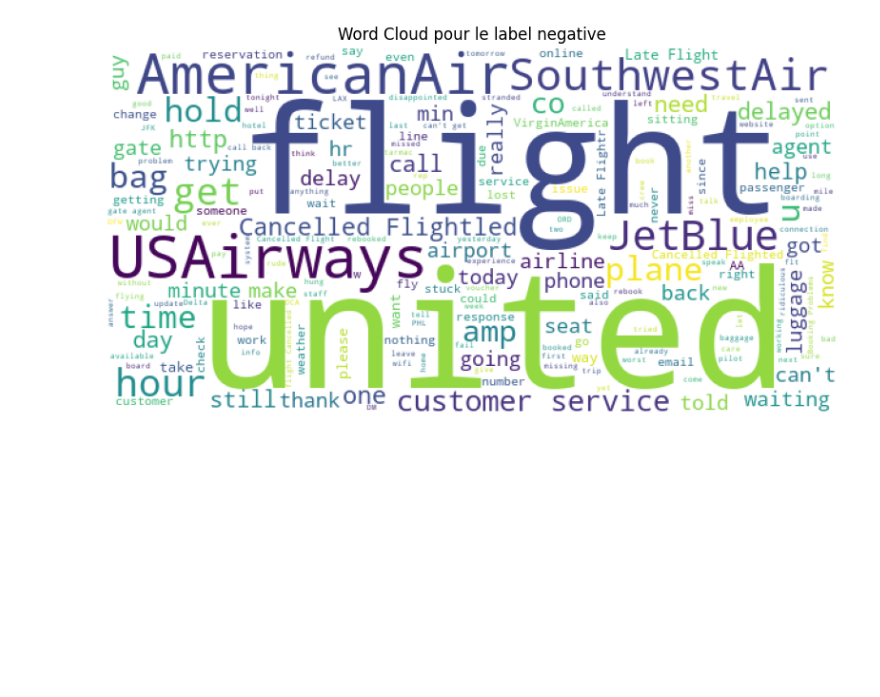
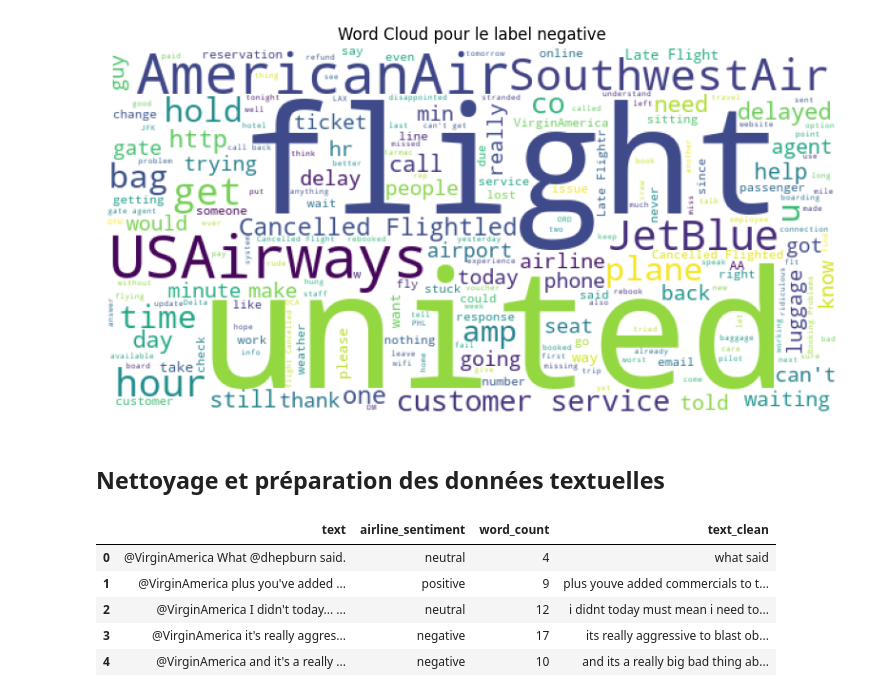
Before and after one commit to bouchta65/AeroStream-Analytics, a Jupyter notebook: ml/batch/load_and_preprocess_data.ipynb, the cells around one changed output. Drawn from its saved outputs; the diff is of its cells as text; code cells hidden in the pictures; blank space fills up the shorter version.

Commit message:
Nettoyage et préparation des données textuelles

```diff
--- a/ml/batch/load_and_preprocess_data.ipynb
+++ b/ml/batch/load_and_preprocess_data.ipynb
@@ -129,3 +129,33 @@ for label in labels:
 [figure]
 [figure]
 [figure]
+# %% [markdown]
+## Nettoyage et préparation des données textuelles
+# %%
+import pandas as pd
+import re
+
+df = df.drop_duplicates()
+
+df = df.dropna(subset=["text"])
+
+def clean_text(text):
+    text = text.lower()
+    text = re.sub(r"http\S+|www\S+|https\S+", "", text, flags=re.MULTILINE)  # Suppression des URLs
+    text = re.sub(r"@\w+", "", text)  # Suppression des mentions (@username)
+    text = re.sub(r"#\w+", "", text)  # Suppression des hashtags
+    text = re.sub(r"[^\w\s]", "", text)  # Suppression de la ponctuation et caractères spéciaux
+    text = re.sub(r"\d+", "", text)  # Suppression des chiffres
+    text = text.strip()  # Suppression des espaces en début et fin de texte
+    return text
+
+df["text_clean"] = df["text"].apply(clean_text)
+
+df.head()
+# %% [output]
+|  | text | airline_sentiment | word_count | text_clean |
+| 0 | @VirginAmerica What @dhepburn said. | neutral | 4 | what said |
+| 1 | @VirginAmerica plus you've added ... | positive | 9 | plus youve added commercials to t... |
+| 2 | @VirginAmerica I didn't today... ... | neutral | 12 | i didnt today must mean i need to... |
+| 3 | @VirginAmerica it's really aggres... | negative | 17 | its really aggressive to blast ob... |
+| 4 | @VirginAmerica and it's a really ... | negative | 10 | and its a really big bad thing ab... |
```
